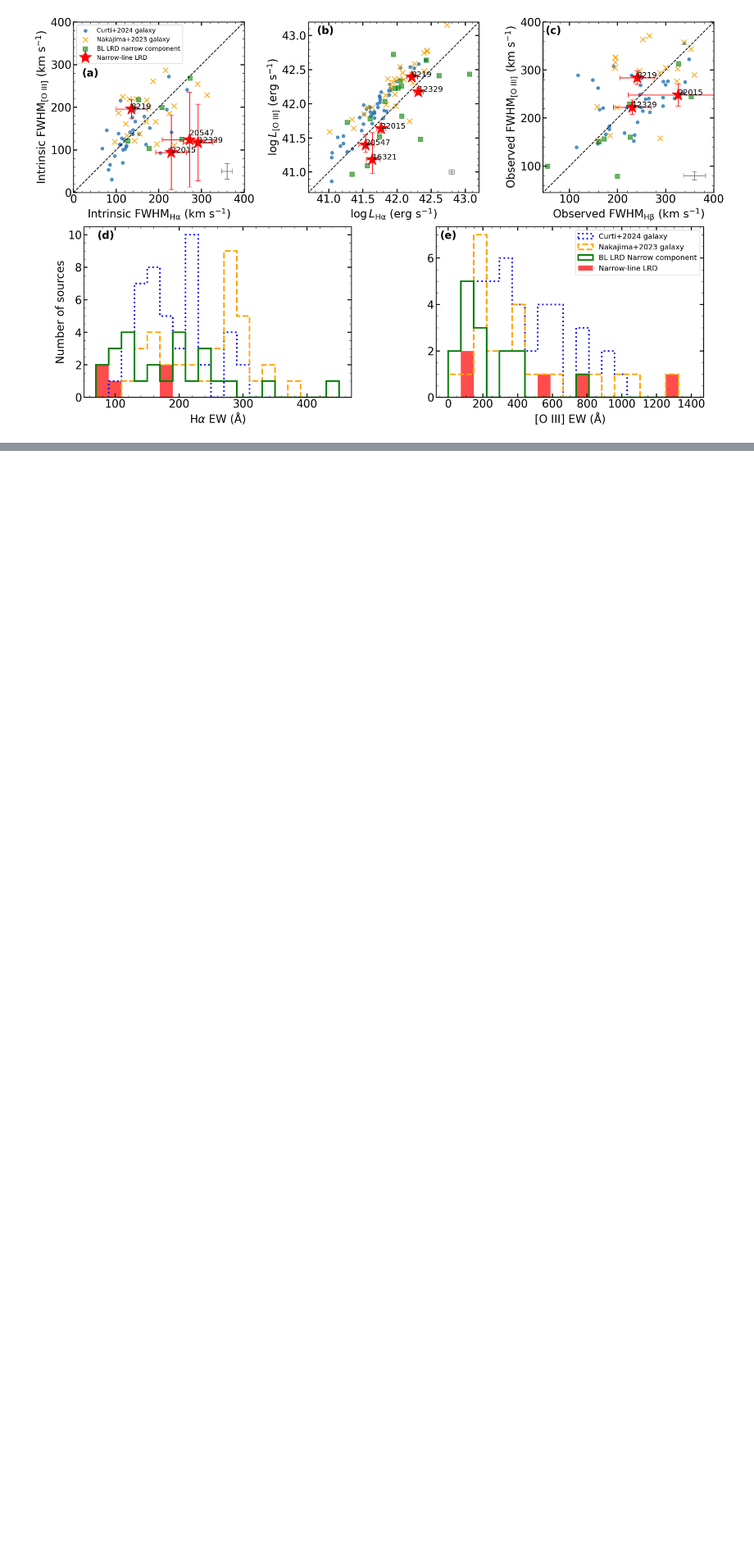
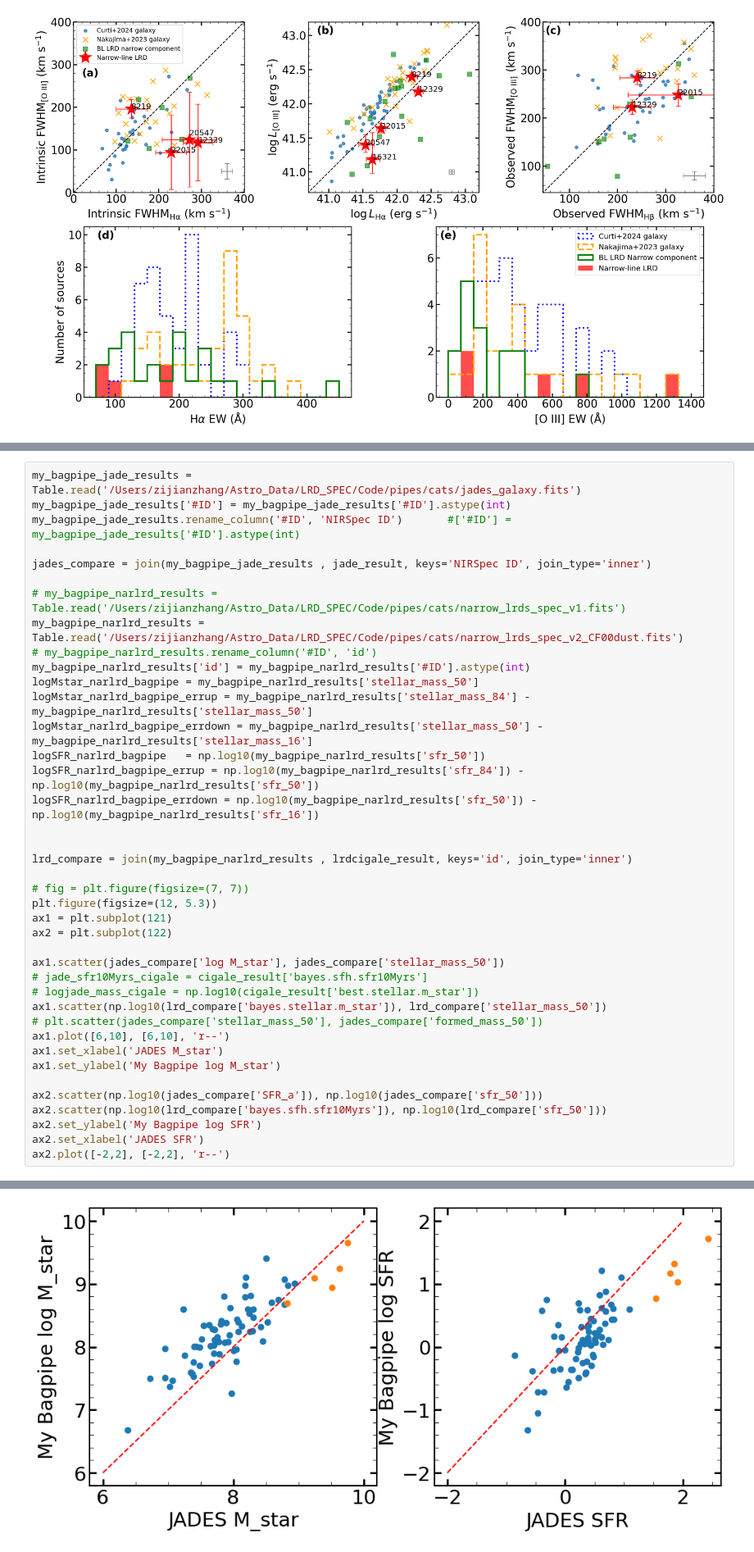
Before and after one commit to Zijian-astro/NL-LRD-2025-Data, a Jupyter notebook: Code/property_compare.ipynb, the cells around one changed output, grey strips where cells are left out. Shown at 82% size. Cells and saved outputs as stored; diff of their text form; blank space fills up the shorter version.

Commit message:
add new code and data; update readme

```diff
--- a/Code/property_compare.ipynb
+++ b/Code/property_compare.ipynb
@@ -1246,0 +1290,41 @@ plt.savefig('../Figure/Ha_OIII_FWHM_compare.pdf', dpi=300, bbox_inches='tight')
+# %%
+my_bagpipe_jade_results = Table.read('/Users/zijianzhang/Astro_Data/LRD_SPEC/Code/pipes/cats/jades_galaxy.fits')
+my_bagpipe_jade_results['#ID'] = my_bagpipe_jade_results['#ID'].astype(int)
+my_bagpipe_jade_results.rename_column('#ID', 'NIRSpec ID')       #['#ID'] = my_bagpipe_jade_results['#ID'].astype(int)
+
+jades_compare = join(my_bagpipe_jade_results , jade_result, keys='NIRSpec ID', join_type='inner')
+
+# my_bagpipe_narlrd_results = Table.read('/Users/zijianzhang/Astro_Data/LRD_SPEC/Code/pipes/cats/narrow_lrds_spec_v1.fits')
+my_bagpipe_narlrd_results = Table.read('/Users/zijianzhang/Astro_Data/LRD_SPEC/Code/pipes/cats/narrow_lrds_spec_v2_CF00dust.fits')
+# my_bagpipe_narlrd_results.rename_column('#ID', 'id')
+my_bagpipe_narlrd_results['id'] = my_bagpipe_narlrd_results['#ID'].astype(int)
+logMstar_narlrd_bagpipe = my_bagpipe_narlrd_results['stellar_mass_50']
+logMstar_narlrd_bagpipe_errup = my_bagpipe_narlrd_results['stellar_mass_84'] - my_bagpipe_narlrd_results['stellar_mass_50']
+logMstar_narlrd_bagpipe_errdown = my_bagpipe_narlrd_results['stellar_mass_50'] - my_bagpipe_narlrd_results['stellar_mass_16']
+logSFR_narlrd_bagpipe   = np.log10(my_bagpipe_narlrd_results['sfr_50'])
+logSFR_narlrd_bagpipe_errup = np.log10(my_bagpipe_narlrd_results['sfr_84']) - np.log10(my_bagpipe_narlrd_results['sfr_50'])
+logSFR_narlrd_bagpipe_errdown = np.log10(my_bagpipe_narlrd_results['sfr_50']) - np.log10(my_bagpipe_narlrd_results['sfr_16'])
+
+
+lrd_compare = join(my_bagpipe_narlrd_results , lrdcigale_result, keys='id', join_type='inner')
+
+# fig = plt.figure(figsize=(7, 7))
+plt.figure(figsize=(12, 5.3))
+ax1 = plt.subplot(121)
+ax2 = plt.subplot(122)
+
+ax1.scatter(jades_compare['log M_star'], jades_compare['stellar_mass_50'])
+# jade_sfr10Myrs_cigale = cigale_result['bayes.sfh.sfr10Myrs']
+# logjade_mass_cigale = np.log10(cigale_result['best.stellar.m_star'])
+ax1.scatter(np.log10(lrd_compare['bayes.stellar.m_star']), lrd_compare['stellar_mass_50'])
+# plt.scatter(jades_compare['stellar_mass_50'], jades_compare['formed_mass_50'])
+ax1.plot([6,10], [6,10], 'r--')
+ax1.set_xlabel('JADES M_star')
+ax1.set_ylabel('My Bagpipe log M_star')
+
+ax2.scatter(np.log10(jades_compare['SFR_a']), np.log10(jades_compare['sfr_50']))
+ax2.scatter(np.log10(lrd_compare['bayes.sfh.sfr10Myrs']), np.log10(lrd_compare['sfr_50']))
+ax2.set_ylabel('My Bagpipe log SFR')
+ax2.set_xlabel('JADES SFR')
+ax2.plot([-2,2], [-2,2], 'r--')
+# %% [output]
@@ -1246,0 +1332 @@ plt.savefig('../Figure/Ha_OIII_FWHM_compare.pdf', dpi=300, bbox_inches='tight')
+[figure, added]
```
Also changed, not shown: parts of 19 cells of this notebook, 30 other files.
